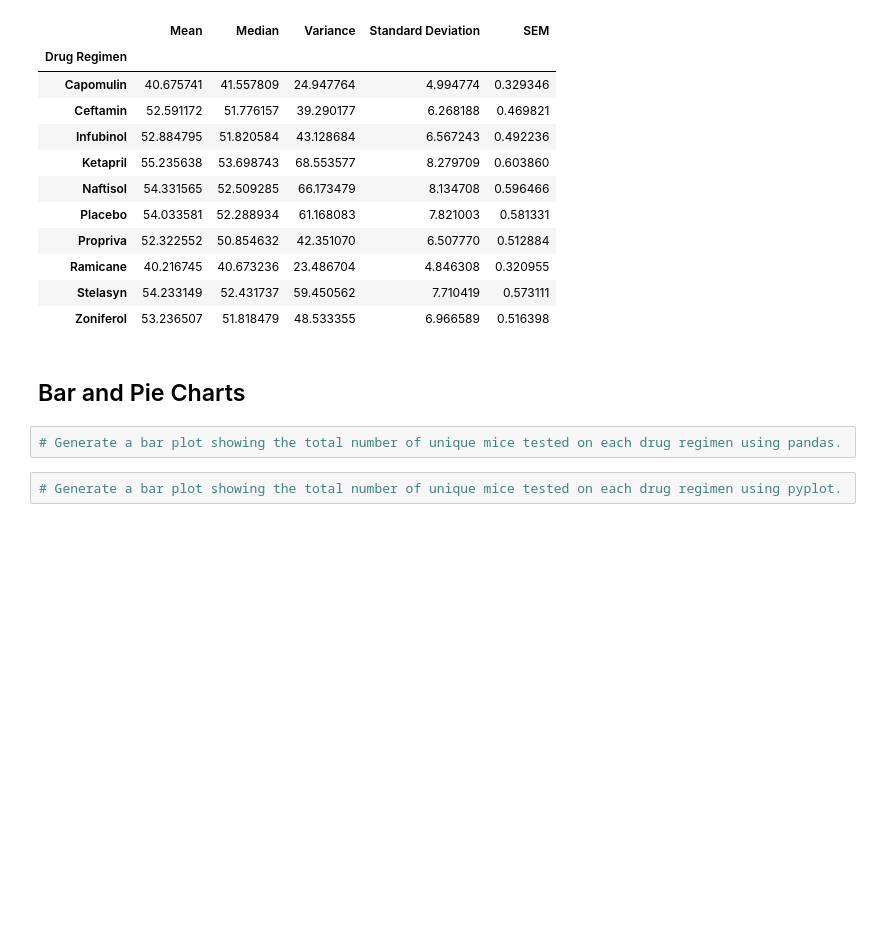
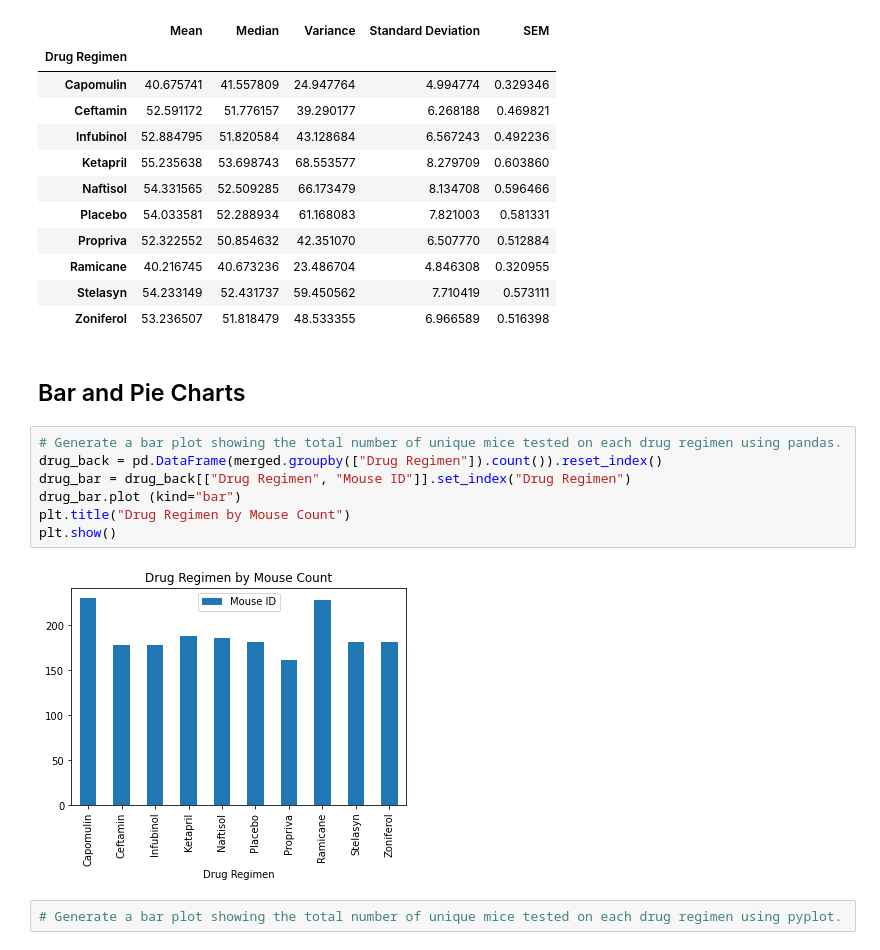
Before and after one commit to brettmw92/Matplotlib, a Jupyter notebook: HW/Instructions/Pymaceuticals/pymaceuticals_starter.ipynb, the cells around one changed output. Saved outputs shown, nothing was run; the diff lists cells and outputs as text; blank space fills up the shorter version.

Commit message:
bar plot 1 done

```diff
--- a/HW/Instructions/Pymaceuticals/pymaceuticals_starter.ipynb
+++ b/HW/Instructions/Pymaceuticals/pymaceuticals_starter.ipynb
@@ -136,6 +143,13 @@ wrap
 ## Bar and Pie Charts
 # %%
 # Generate a bar plot showing the total number of unique mice tested on each drug regimen using pandas.
+drug_back = pd.DataFrame(merged.groupby(["Drug Regimen"]).count()).reset_index()
+drug_bar = drug_back[["Drug Regimen", "Mouse ID"]].set_index("Drug Regimen")
+drug_bar.plot (kind="bar")
+plt.title("Drug Regimen by Mouse Count")
+plt.show()
+# %% [output]
+[figure, added]
 # %%
 # Generate a bar plot showing the total number of unique mice tested on each drug regimen using pyplot.
 # %%
```
Also changed, not shown: parts of 7 cells of this notebook.
